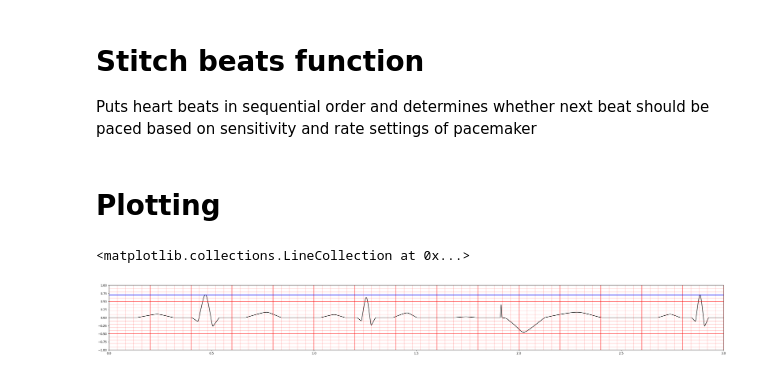
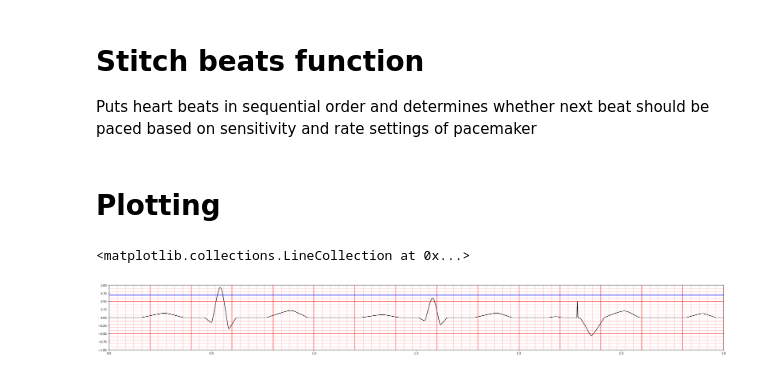
Before and after one commit to joonhaim/edupace, a Jupyter notebook: simulator-interface/ECG waveform/ECG simulation - more organised version.ipynb, the cells around one changed output. Saved outputs shown, nothing was run; the diff lists cells and outputs as text; code cells hidden in the pictures.

```diff
--- a/simulator-interface/ECG waveform/ECG simulation - more organised version.ipynb
+++ b/simulator-interface/ECG waveform/ECG simulation - more organised version.ipynb
@@ -166,32 +166,32 @@ t = np.linspace(0,1,101)
 beats = ['Normal']
 patient_HR = 75
 gap = heart_rate(patient_HR)
-x_ecg, y_ecg = stitch_beats_new(ECG_wave, beats, gap, regularity='Regular', sensitivity=0.7, rate=80)
+x_ecg, y_ecg = stitch_beats_new(ECG_wave, beats, gap, regularity='Regular', sensitivity=0.7, rate=60)
 
 fig, ax = plt.subplots(figsize=(38, 4))
 ax.plot(x_ecg, y_ecg, color='black')
 ax.set_xlim(0, 3)
 ax.set_ylim(-1, 1)
 
 # compute line positions
 big_lines_v = np.arange(0, 6, 0.2)
 small_lines_v = np.arange(0, 6, 0.04)
 big_lines_h = np.arange(-1.5, 1.5, 1)
 small_lines_h = np.arange(-1.5, 1.5, 0.1)
 
 ymin, ymax = ax.get_ylim()
 xmin, xmax = ax.get_xlim()
 
 # draw vertical lines (from ymin to ymax) in a single call each
 ax.vlines(big_lines_v, ymin, ymax, colors='red', alpha=0.7, linewidth=1.5)
 ax.vlines(small_lines_v, ymin, ymax, colors='red', alpha=0.3, linewidth=1)
 
 # draw horizontal lines (from xmin to xmax)
 ax.hlines(big_lines_h, xmin, xmax, colors='red', alpha=0.7, linewidth=1.5)
 ax.hlines(small_lines_h, xmin, xmax, colors='red', alpha=0.3, linewidth=1)
 
 #Line to indicate sensitivity setting
 ax.hlines(0.7, xmin, xmax, colors='blue', alpha=1, linewidth=1.5)
 # %% [output]
 <matplotlib.collections.LineCollection at 0x...>
-[figure, old version]
+[figure, new version]
```
